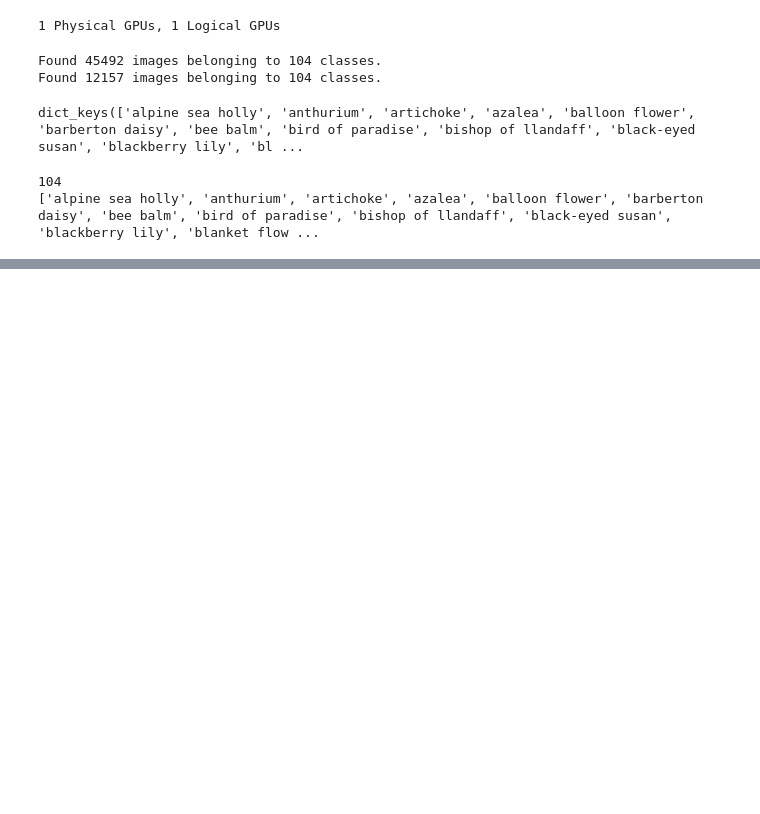
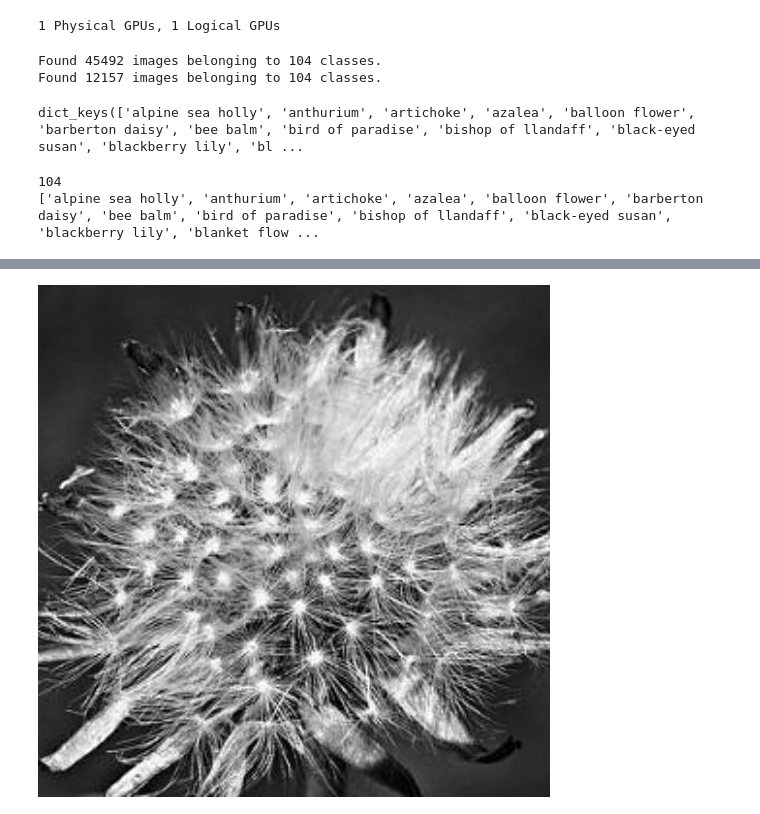
Before and after one commit to emredemirel005/flower-classification, a Jupyter notebook: train_flower.ipynb, the cells around one changed output, grey strips where cells are left out. Saved outputs shown, nothing was run; the diff lists cells and outputs as text; code cells hidden in the pictures; blank space fills up the shorter version.

```diff
--- a/train_flower.ipynb
+++ b/train_flower.ipynb
@@ -178,0 +175,8 @@ model.evaluate(valid_gen)
+# %%
+ima=os.path.join(test_dir,'0a98a2179.jpeg')
+im = tf.keras.preprocessing.image.img_to_array(PIL.Image.open(ima))
+im = tf.image.resize(im,size=(224,224))
+im = tf.expand_dims(im,0)
+PIL.Image.open(ima)
+# %% [output]
+[figure, added]
```
Also changed, not shown: parts of 10 cells of this notebook, 5 other files.
